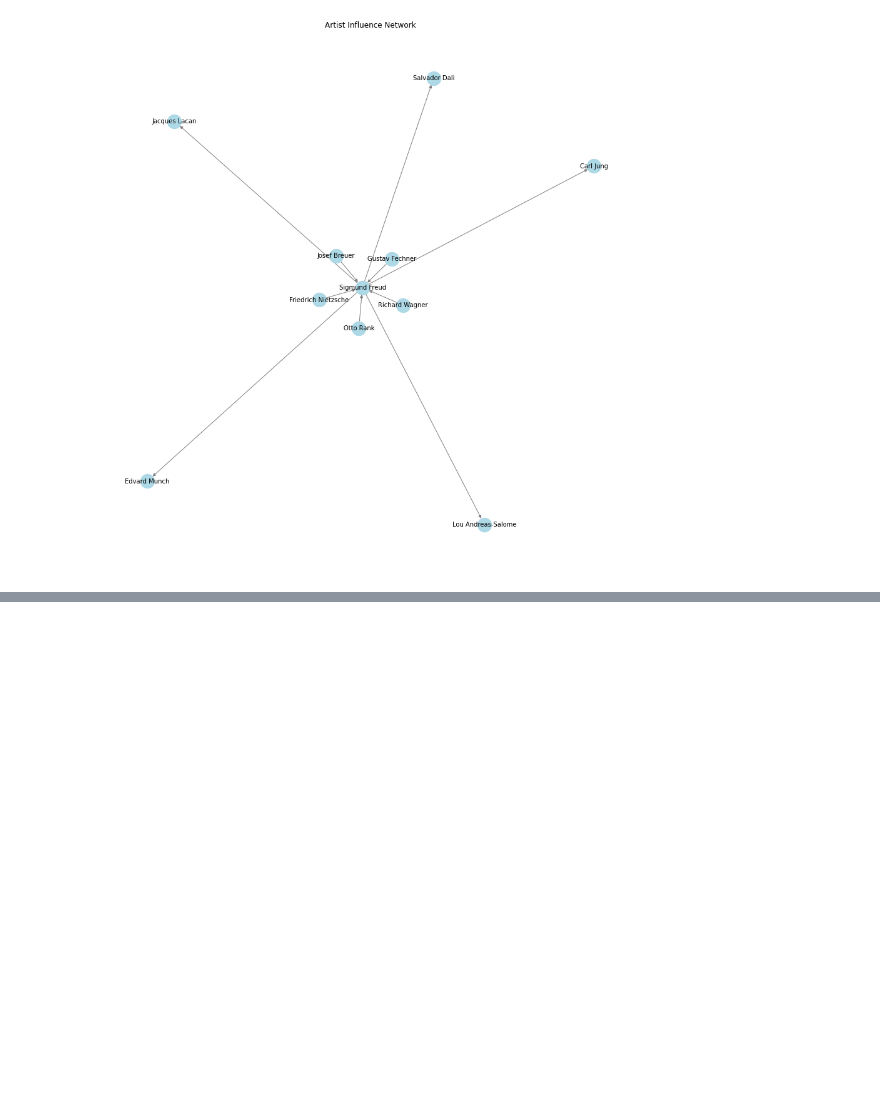
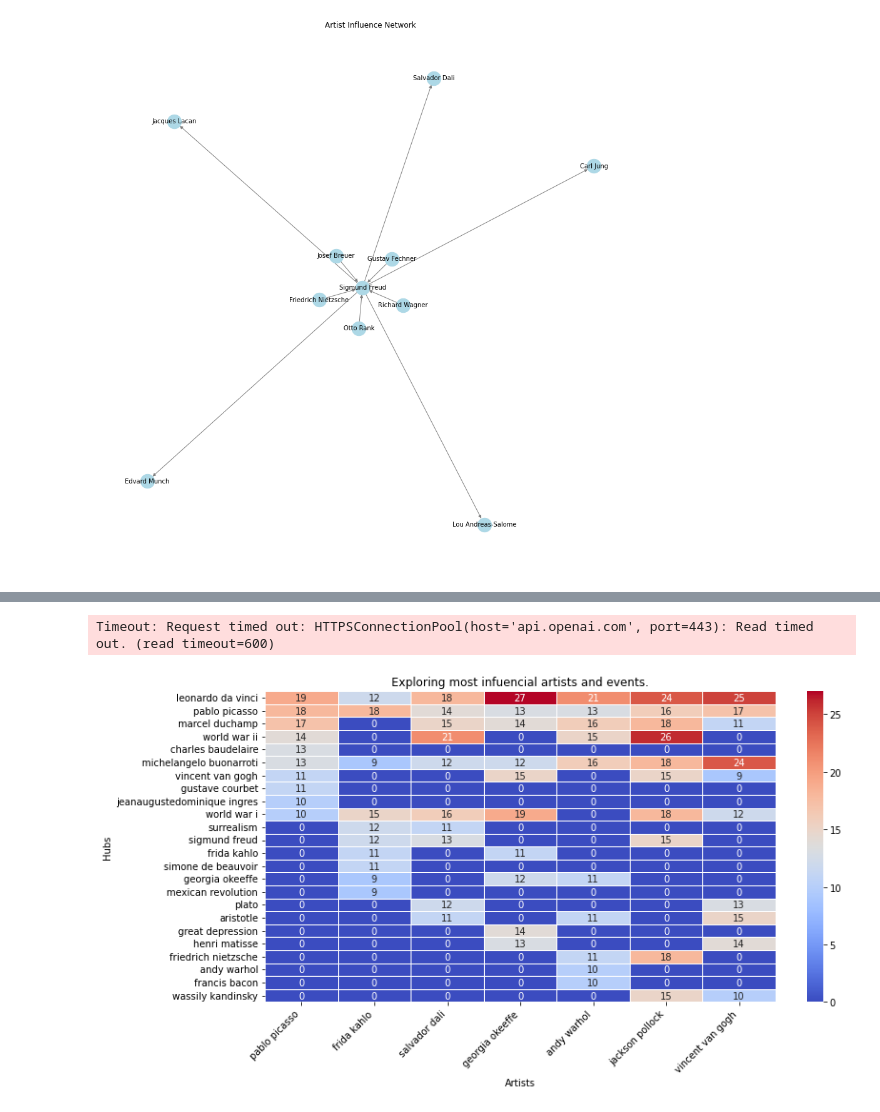
Before and after one commit to margobellanger/ArtStream, a Jupyter notebook: chatgpt.ipynb, the cells around one changed output, grey strips where cells are left out. Drawn from its saved outputs; the diff is of its cells as text; code cells hidden in the pictures; blank space fills up the shorter version.

```diff
--- a/chatgpt.ipynb
+++ b/chatgpt.ipynb
@@ -150,6 +150,7 @@ def get_influencers_and_influencees(artist_name):
     influencers_query = f"""Provide a string containing the full names (first and last names) of five artists and
     philosophers who influenced {artist_name}.
     The names should be free of special characters and separated by commas.
+    Make sure that the incluencer is older than {artist_name}.
     Please avoid any lists, numbers, or additional text in the response.
     Emphasize that each name must be a complete full name.
     Don't add any points at the end of the names.
@@ -157,6 +158,7 @@ def get_influencers_and_influencees(artist_name):
     influencees_query = f"""Provide a string containing the full names (first and last names) of five artists and
     philosophers who are influenced by {artist_name}.
     The names should be free of special characters and separated by commas.
+    Make sure that the incluencer is younger than {artist_name}.
     Please avoid any lists, numbers, or additional text in the response.
     Emphasize that each name must be a complete full name.
     Don't add any points at the end of the names.
@@ -254,0 +546,4 @@ artist_influence_data["socrates"]
+# %%
+#artist_to_hub_mappin= get_person_to_hub_mapping("artists")
+philosopher_to_hub_mappin = get_person_to_hub_mapping("philosophers")
+#composers_to_hub_mappin= get_person_to_hub_mapping("composers")
@@ -254,0 +585,8 @@ artist_influence_data["socrates"]
+# %%
+artist_to_hub_mapping = dict()
+artists = get_chat_gpt("""
+Give me 10 artists (first and last name). Seperate them by a comma and remove all enumerations.
+So '1. Leonardo da Vinci\n2. Vincent van Gogh' is wrong, but 'Leonardo da Vinci, Vincent van Gogh' is correct.
+""")
+artists = clean_response(artists)
+artists
@@ -254,0 +604,31 @@ artist_influence_data["socrates"]
+# %%
+for artist in artists:
+
+    g = make_graph(artist)
+    top_hubs = find_top_hubs(g)
+    artist_to_hub_mapping[artist] = top_hubs
+# %% [output]
+Timeout: Request timed out: HTTPSConnectionPool(host='api.openai.com', port=443): Read timed out. (read timeout=600)
+# %%
+# Prepare the DataFrame
+all_connections = {}
+for artist, connections in artist_to_hub_mapping.items():
+    for connection, value in connections:
+        if connection not in all_connections:
+            all_connections[connection] = {}
+        all_connections[connection][artist] = value
+
+# Create DataFrame with NaN for missing values
+df = pd.DataFrame(all_connections).T.fillna(0)
+
+# Visualize the matrix as a heatmap
+plt.figure(figsize=(12, 6))  # Set figure size
+sns.heatmap(df, annot=True, cmap='coolwarm', cbar=True, linewidths=.5)
+plt.title('Exploring most infuencial artists and events.')
+plt.xlabel('Artists')
+plt.ylabel('Hubs')
+plt.xticks(rotation=45, ha='right')
+plt.yticks(rotation=0)
+plt.show()
+# %% [output]
+[figure, added]
```
Also changed, not shown: parts of 24 cells of this notebook, 1 other file.
